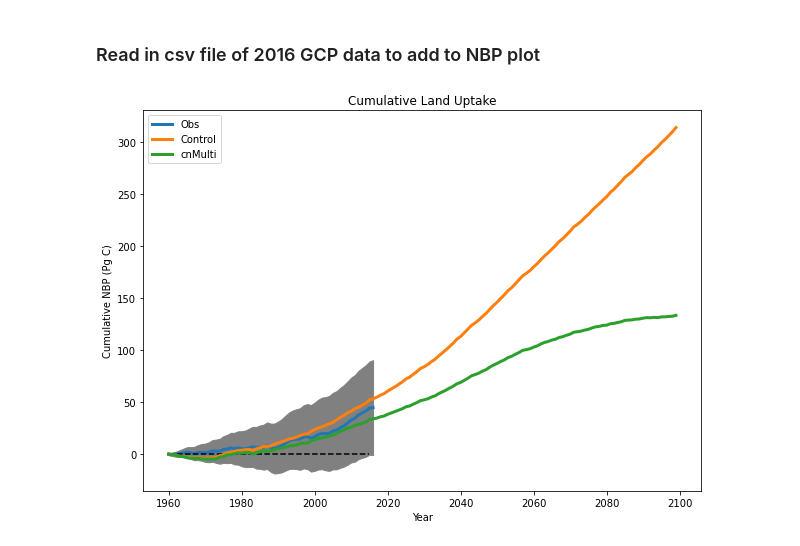
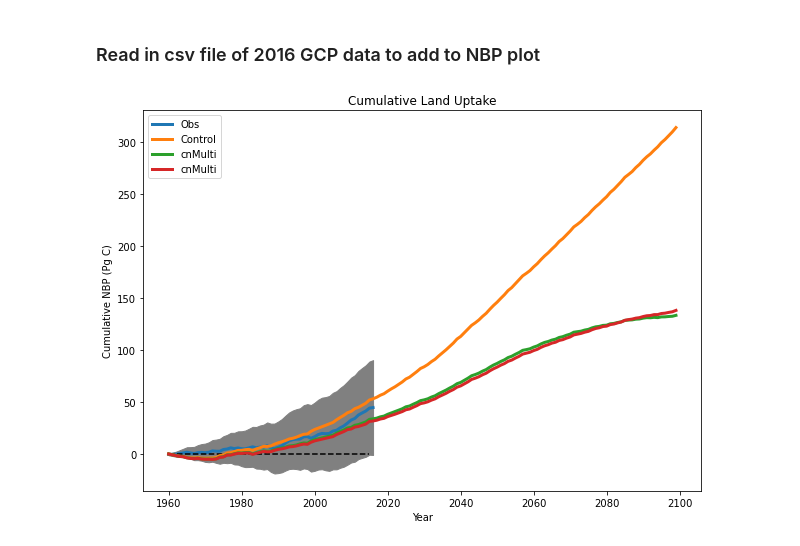
Before and after one commit to emhauser/Foliar-Stoichiometry_CO2, a Jupyter notebook: FoliarCN.ipynb, the cells around one changed output. Cells and saved outputs as stored; diff of their text form; code cells hidden in the pictures.

```diff
--- a/FoliarCN.ipynb
+++ b/FoliarCN.ipynb
@@ -55,7 +55,7 @@ print(finHist2[0])
 /glade/scratch/wwieder/archive/ctsm51d074_2deg_GSWP3V1_hist_cnSlope0/lnd/hist/ctsm51d074_2deg_GSWP3V1_hist_cnSlope0.clm2.h0.1850-01.nc
 # %%
 # Read in data, time and time_bounds just used for utils.time_set_mid
-var = ['NPP', 'GPP', 'LEAFCN', 'EFLX_LH_TOT', 'TOTVEGC', 'ELAI', 'TOTLITC','TOTLITN', 'FFIX_TO_SMINN','NBP', 'NET_NMIN','NFIX',
+var = ['NPP', 'GPP', 'LEAFCN', 'QVEGT','QVEGE', 'QSOIL','TOTVEGC', 'ELAI', 'TOTLITC','TOTLITN', 'QRUNOFF_TO_COUPLER', 'ER', 'HR','NBP', 'NET_NMIN','NFIX',
        'time', 'time_bounds']
 
 '''select the variables we want to read in'''
@@ -76,7 +76,7 @@ for i in range(len(cases)):
 
 
 ds = ds.assign_coords(case=("case", caseShort))
-ds = ds[['NPP', 'GPP', 'LEAFCN', 'FFIX_TO_SMINN','NBP', 'EFLX_LH_TOT', 'TOTVEGC', 'ELAI', 'TOTLITC','TOTLITN','NET_NMIN', 'NFIX']]
+ds = ds[['NPP', 'GPP', 'LEAFCN', 'QVEGT','QVEGE', 'QSOIL','TOTVEGC', 'ELAI', 'TOTLITC','TOTLITN', 'QRUNOFF_TO_COUPLER', 'ER', 'HR','NBP', 'NET_NMIN','NFIX']]
 #ds = ds.load()  # this may make things really slow now, but hopefully faster later on
 ds
 # %% [output]
@@ -118,7 +118,7 @@ for i in range(len(cases)):
 
 
 ds2 = ds2.assign_coords(case=("case", caseShort))
-ds2 = ds2[['NPP', 'GPP', 'LEAFCN', 'FFIX_TO_SMINN','NBP', 'EFLX_LH_TOT', 'TOTVEGC', 'ELAI', 'TOTLITC','TOTLITN','NET_NMIN', 'NFIX']]
+ds2 = ds2[['NPP', 'GPP', 'LEAFCN', 'QVEGT','QVEGE', 'QSOIL','TOTVEGC', 'ELAI', 'TOTLITC','TOTLITN', 'QRUNOFF_TO_COUPLER', 'ER', 'HR','NBP', 'NET_NMIN','NFIX']]
 #ds = ds.load()  # this may make things really slow now, but hopefully faster later on
 ds2
 # %% [output]
@@ -165,7 +165,7 @@ Data variables:
 # %%
 spy = 365 * 24 * 3600               # Convert  to annual fluxes (gC/m2/y), from gc/m2/s
 dsAnn = dsFull.apply(utils.weighted_annual_mean)
-fluxes = ['GPP', 'NPP', 'NFIX', 'NET_NMIN', 'FFIX_TO_SMINN', 'NBP']
+fluxes = ['GPP', 'NPP', 'NFIX', 'NET_NMIN', 'ER', 'HR', 'QVEGT', 'QVEGE','QSOIL','NBP']
 for i in range(len(fluxes)):
     dsAnn[fluxes[i]] = dsAnn[fluxes[i]] * spy
 
@@ -242,8 +239,8 @@ ann_glob = (dsAnn * landUp).sum(dim=('lat', 'lon'))
 
 ## 1 mm water = 1 kg/m2,  1e-15 for kg to Tt,  1e-15 gC to PgC,
 # convert to Pg C/y, mm to Tt
-Cvars = ['TOTVEGC','GPP','NPP', 'NBP']
-Nvars = ['NFIX', 'NET_NMIN', 'FFIX_TO_SMINN']
+Cvars = ['TOTVEGC','GPP','NPP', 'NBP', 'HR', 'ER']
+Nvars = ['NFIX', 'NET_NMIN']
 CNvars = ['LITCN','LEAFCN']
 for i in range(len(Cvars)):
     ann_glob[Cvars[i]] = ann_glob[Cvars[i]] * 1e-15
@@ -486,17 +470,19 @@ year_range2 = [year for year in range(start2.year, end2.year +1)]
 # %%
 plt.figure(figsize=[10,7])
 plt.plot(year_range,cum_Land, linewidth = 3, label = "Obs")
 # # # plt.plot(year_range,cum_LandH, color = 'grey')
 # # # plt.plot(year_range,cum_LandL, color = 'grey')
 plt.fill_between(year_range, cum_LandH,cum_LandL, color='grey')
 plt.hlines(0,1960, 2015, color = 'black', linestyles = 'dashed')
 control = cNBP['NBP'].sel(time = slice('1960-12-16','2099-12-16'), case = 'cnSlope0').values + (93.3203492)
 cnMulti = cNBP['NBP'].sel(time = slice('1960-12-16','2099-12-16'), case = 'cnMulti').values + (93.92729433)
+cnSlope20 = cNBP['NBP'].sel(time = slice('1960-12-16','2099-12-16'), case = 'cnSlope20').values + (93.92729433)
 plt.plot(year_range2,control, linewidth = 3, label = 'Control')
 plt.plot(year_range2,cnMulti, linewidth = 3, label = "cnMulti");
+plt.plot(year_range2,cnSlope20, linewidth = 3, label = "cnMulti");
 plt.title('Cumulative Land Uptake')
 plt.ylabel('Cumulative NBP (Pg C)');
 plt.xlabel('Year')
 plt.legend();
 # %% [output]
-[figure, old version]
+[figure, new version]
```
Also changed, not shown: parts of 17 cells of this notebook.
